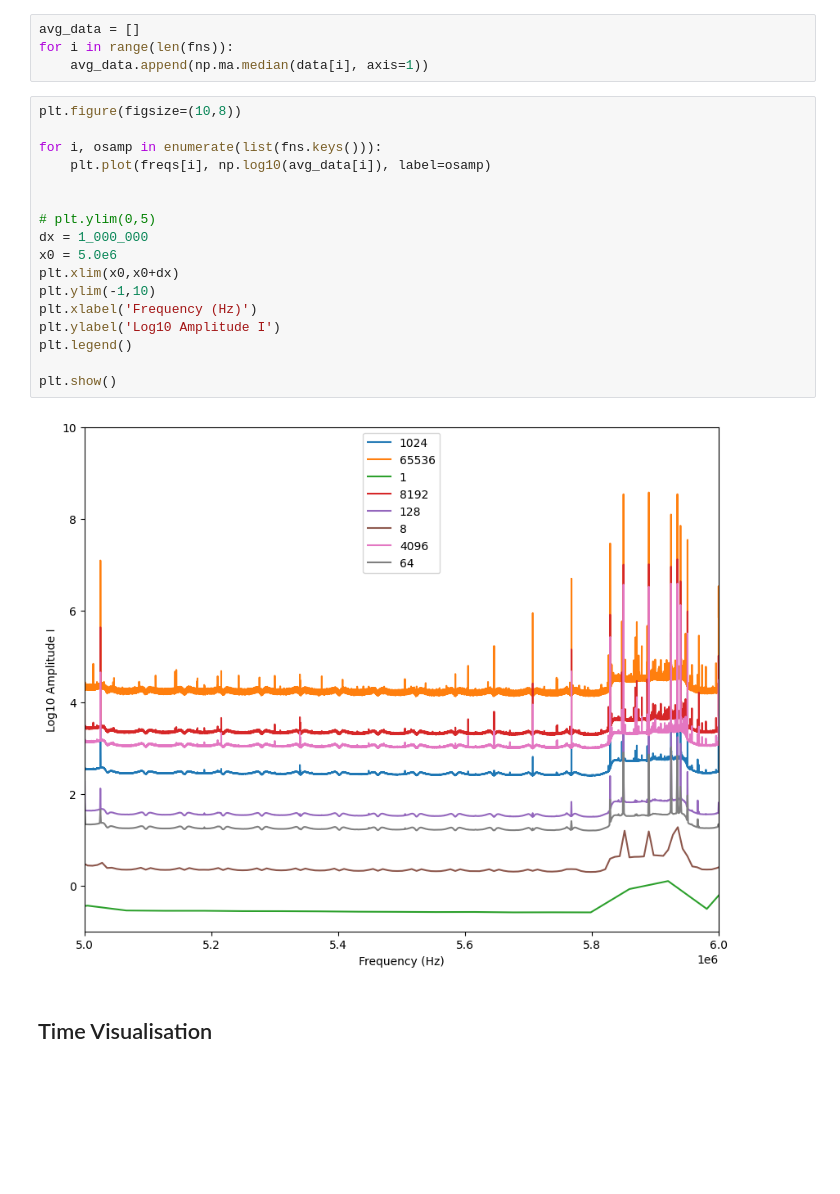
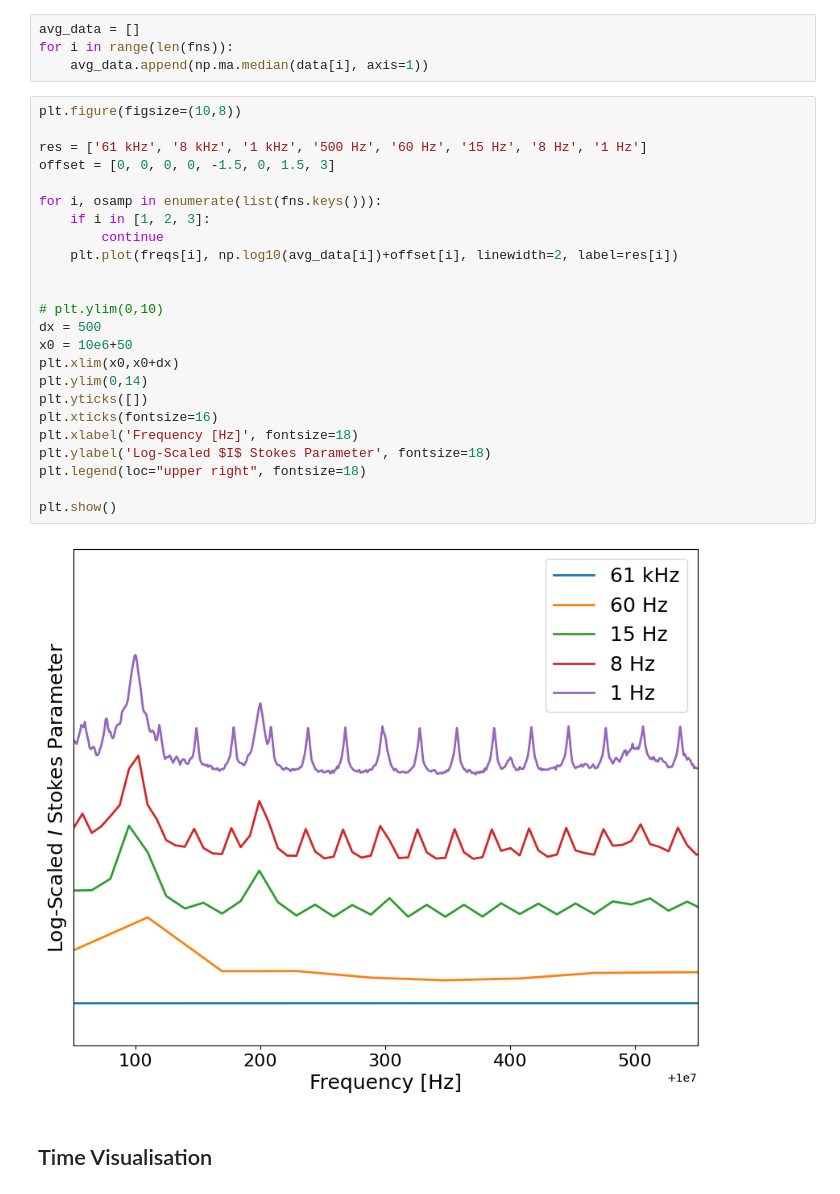
Before and after one commit to PhilJ0ly/ALBATROS_axion_search, a Jupyter notebook: Jupyter/1Hz_survey.ipynb, the cells around one changed output. Cells and saved outputs as stored; diff of their text form; blank space fills up the shorter version.

Commit message:
added 1 Hz survey of test data

```diff
--- a/Jupyter/1Hz_survey.ipynb
+++ b/Jupyter/1Hz_survey.ipynb
@@ -54,22 +54,29 @@ for i in range(len(fns)):
 # %%
 plt.figure(figsize=(10,8))
 
+res = ['61 kHz', '8 kHz', '1 kHz', '500 Hz', '60 Hz', '15 Hz', '8 Hz', '1 Hz']
+offset = [0, 0, 0, 0, -1.5, 0, 1.5, 3]
+
 for i, osamp in enumerate(list(fns.keys())):
-    plt.plot(freqs[i], np.log10(avg_data[i]), label=osamp)
+    if i in [1, 2, 3]:
+        continue
+    plt.plot(freqs[i], np.log10(avg_data[i])+offset[i], linewidth=2, label=res[i])
 
 
-# plt.ylim(0,5)
-dx = 1_000_000
-x0 = 5.0e6
+# plt.ylim(0,10)
+dx = 500
+x0 = 10e6+50
 plt.xlim(x0,x0+dx)
-plt.ylim(-1,10)
-plt.xlabel('Frequency (Hz)')
-plt.ylabel('Log10 Amplitude I')
-plt.legend()
+plt.ylim(0,14)
+plt.yticks([])
+plt.xticks(fontsize=16)
+plt.xlabel('Frequency [Hz]', fontsize=18)
+plt.ylabel('Log-Scaled $I$ Stokes Parameter', fontsize=18)
+plt.legend(loc="upper right", fontsize=18)
 
 plt.show()
 # %% [output]
-[figure, old version]
+[figure, new version]
 # %% [markdown]
 ## Time Visualisation
 # %%
```
Also changed, not shown: parts of 1 cell of this notebook, 8 other files.
